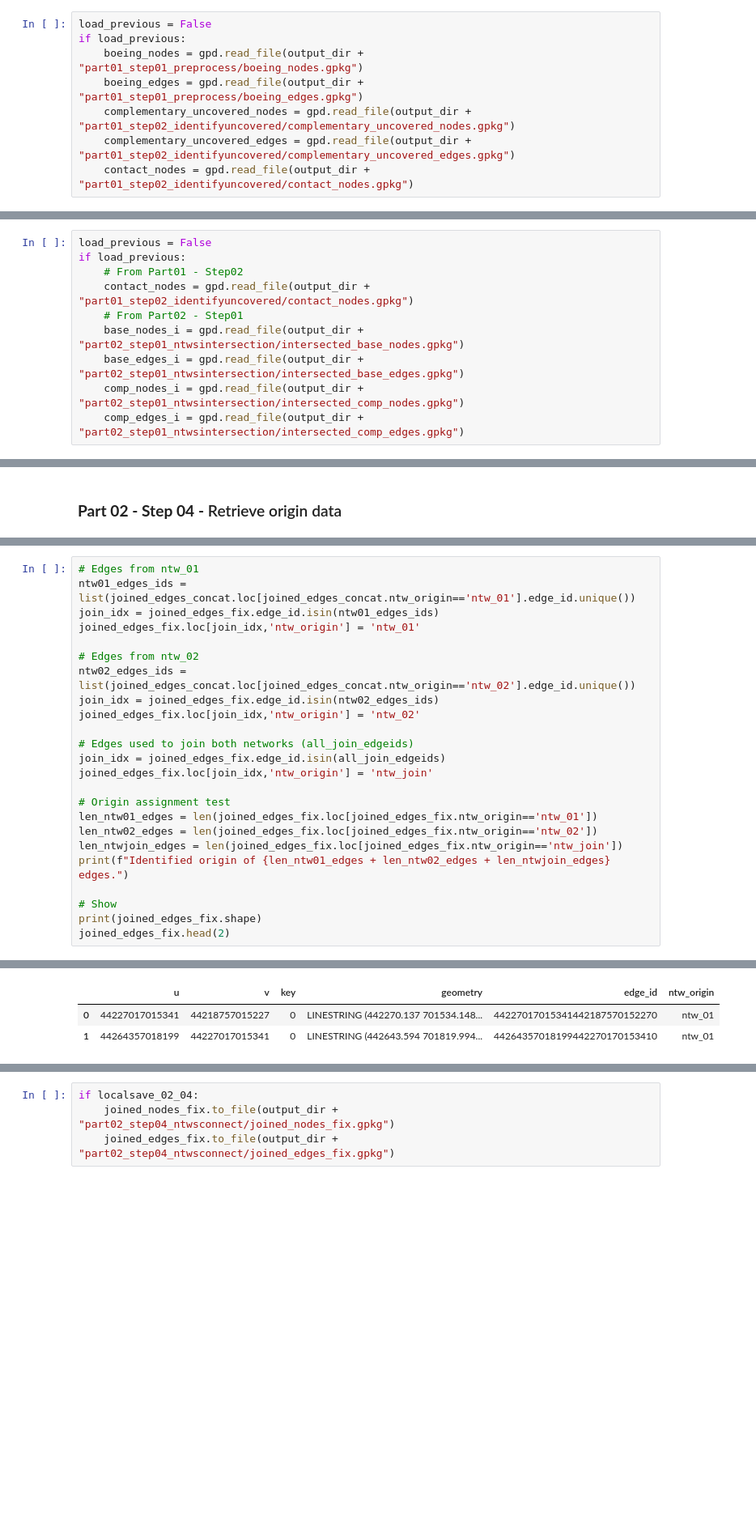
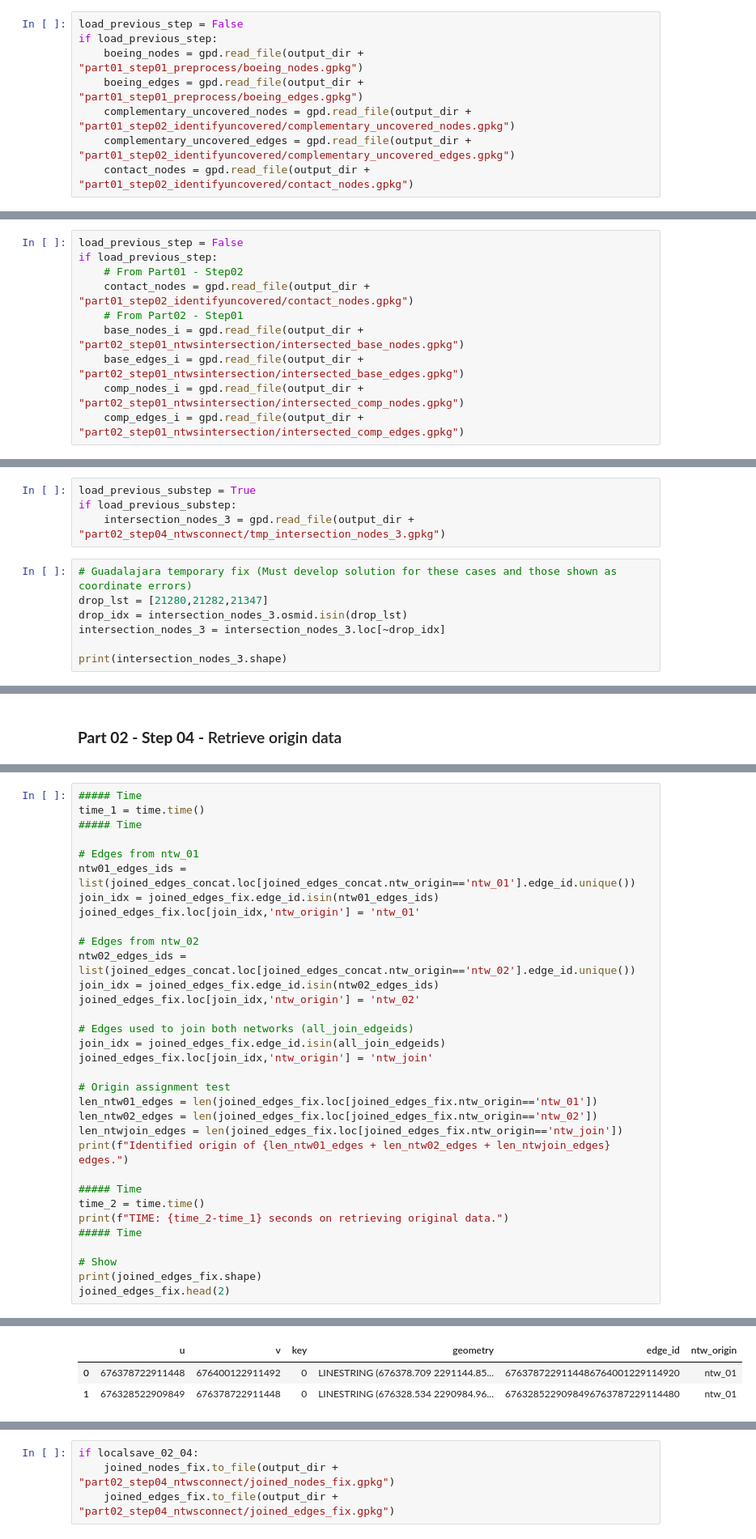
Before and after one commit to Observatorio-Ciudades/vref_walkability_index, a Jupyter notebook: notebooks/01_PL_04_Combine_networks.ipynb, the cells around one changed output, grey strips where cells are left out. Shown at 81% size. Saved outputs shown, nothing was run; the diff lists cells and outputs as text; blank space fills up the shorter version.

```diff
--- a/notebooks/01_PL_04_Combine_networks.ipynb
+++ b/notebooks/01_PL_04_Combine_networks.ipynb
@@ -1800,8 +1902,8 @@ if localsave_01_02:
 # %% [markdown]
 This step __finds the intersection points existing__ between the base network and the uncovered parts of the complementary network, and then modifies both network in order to __incorporate the intersection points as new nodes__ on both networks.
 # %%
-load_previous = False
-if load_previous:
+load_previous_step = False
+if load_previous_step:
     boeing_nodes = gpd.read_file(output_dir + "part01_step01_preprocess/boeing_nodes.gpkg")
     boeing_edges = gpd.read_file(output_dir + "part01_step01_preprocess/boeing_edges.gpkg")
     complementary_uncovered_nodes = gpd.read_file(output_dir + "part01_step02_identifyuncovered/complementary_uncovered_nodes.gpkg")
@@ -1986,8 +2106,8 @@ Through identifying the __nearest base_nodes_i and nearest base_edges_i to each
 
 If the connection is to be made __from contact_node to base_edge__, it identifies the best intersection point and saves the point with a new osmid in order to split the boeing_edge and __create a new base node__ there in an update network process.
 # %%
-load_previous = False
-if load_previous:
+load_previous_step = False
+if load_previous_step:
     # From Part01 - Step02
     contact_nodes = gpd.read_file(output_dir + "part01_step02_identifyuncovered/contact_nodes.gpkg")
     # From Part02 - Step01
@@ -2905,2 +3037,13 @@ Duplicates: 0.
 # %% [markdown]
 ### __Part 02 - Step 04 -__ Fix consequential_intersections
+# %%
+load_previous_substep = True
+if load_previous_substep:
+    intersection_nodes_3 = gpd.read_file(output_dir + "part02_step04_ntwsconnect/tmp_intersection_nodes_3.gpkg")
+# %%
+# Guadalajara temporary fix (Must develop solution for these cases and those shown as coordinate errors)
+drop_lst = [21280,21282,21347]
+drop_idx = intersection_nodes_3.osmid.isin(drop_lst)
+intersection_nodes_3 = intersection_nodes_3.loc[~drop_idx]
+
+print(intersection_nodes_3.shape)
@@ -3033,4 +3195,8 @@ dtype: object
 # %%
+##### Time
+time_1 = time.time()
+##### Time
+
 # Edges from ntw_01
 ntw01_edges_ids = list(joined_edges_concat.loc[joined_edges_concat.ntw_origin=='ntw_01'].edge_id.unique())
 join_idx = joined_edges_fix.edge_id.isin(ntw01_edges_ids)
@@ -3051,6 +3217,11 @@ len_ntw02_edges = len(joined_edges_fix.loc[joined_edges_fix.ntw_origin=='ntw_02'
 len_ntwjoin_edges = len(joined_edges_fix.loc[joined_edges_fix.ntw_origin=='ntw_join'])
 print(f"Identified origin of {len_ntw01_edges + len_ntw02_edges + len_ntwjoin_edges} edges.")
 
+##### Time
+time_2 = time.time()
+print(f"TIME: {time_2-time_1} seconds on retrieving original data.")
+##### Time
+
 # Show
 print(joined_edges_fix.shape)
 joined_edges_fix.head(2)
@@ -3060,6 +3232,6 @@ Identified origin of 73009 edges.
 |  | u | v | key | geometry | edge_id | ntw_origin |
-| 0 | 44227017015341 | 44218757015227 | 0 | LINESTRING (442270.137 701534.148... | 44227017015341442187570152270 | ntw_01 |
-| 1 | 44264357018199 | 44227017015341 | 0 | LINESTRING (442643.594 701819.994... | 44264357018199442270170153410 | ntw_01 |
+| 0 | 676378722911448 | 676400122911492 | 0 | LINESTRING (676378.709 2291144.85... | 6763787229114486764001229114920 | ntw_01 |
+| 1 | 676328522909849 | 676378722911448 | 0 | LINESTRING (676328.534 2290984.96... | 6763285229098496763787229114480 | ntw_01 |
 # %%
 # Show detail
 print(joined_edges_fix.crs)
```
Also changed, not shown: parts of 53 cells of this notebook, 4 other files.
